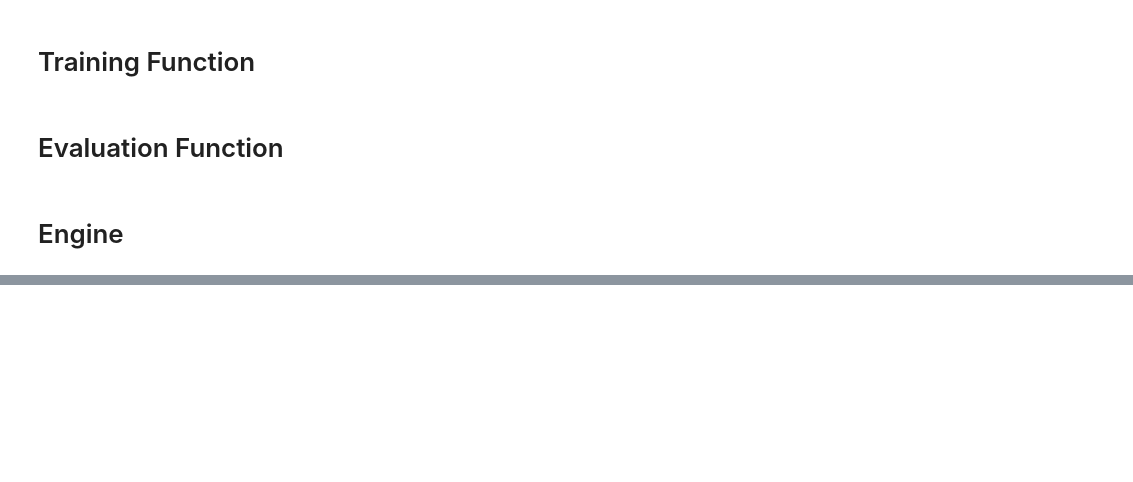
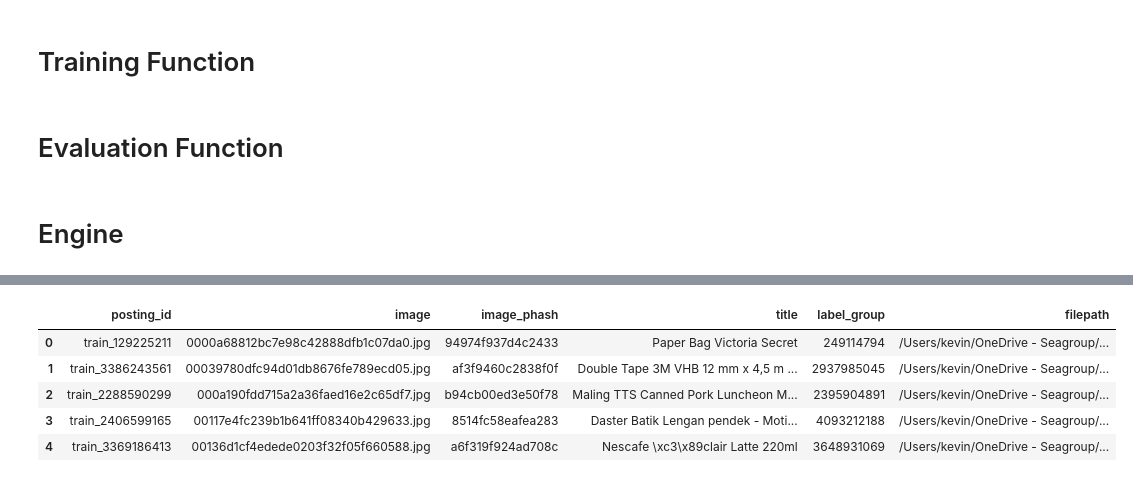
Before and after one commit to kevinkhang2909/ML-learning-journey, a Jupyter notebook: computer_vision/matching_images/pytorch-metric-learning-pipeline-only-images.ipynb, the cells around one changed output, grey strips where cells are left out. Drawn from its saved outputs; the diff is of its cells as text; code cells hidden in the pictures; blank space fills up the shorter version.

```diff
--- a/computer_vision/matching_images/pytorch-metric-learning-pipeline-only-images.ipynb
+++ b/computer_vision/matching_images/pytorch-metric-learning-pipeline-only-images.ipynb
@@ -498,0 +537,3 @@ df.head()
+# %%
+data = pd.read_csv(path / 'train.csv')
+data['filepath'] = data['image'].apply(lambda x: str(path_img / x))
@@ -498,0 +543,9 @@ df.head()
+# %%
+data.head()
+# %% [output]
+|  | posting_id | image | image_phash | title | label_group | filepath |
+| 0 | train_129225211 | 0000a68812bc7e98c42888dfb1c07da0.jpg | 94974f937d4c2433 | Paper Bag Victoria Secret | 249114794 | /Users/kevin/OneDrive - Seagroup/... |
+| 1 | train_3386243561 | 00039780dfc94d01db8676fe789ecd05.jpg | af3f9460c2838f0f | Double Tape 3M VHB 12 mm x 4,5 m ... | 2937985045 | /Users/kevin/OneDrive - Seagroup/... |
+| 2 | train_2288590299 | 000a190fdd715a2a36faed16e2c65df7.jpg | b94cb00ed3e50f78 | Maling TTS Canned Pork Luncheon M... | 2395904891 | /Users/kevin/OneDrive - Seagroup/... |
+| 3 | train_2406599165 | 00117e4fc239b1b641ff08340b429633.jpg | 8514fc58eafea283 | Daster Batik Lengan pendek - Moti... | 4093212188 | /Users/kevin/OneDrive - Seagroup/... |
+| 4 | train_3369186413 | 00136d1cf4edede0203f32f05f660588.jpg | a6f319f924ad708c | Nescafe \xc3\x89clair Latte 220ml | 3648931069 | /Users/kevin/OneDrive - Seagroup/... |
```
Also changed, not shown: parts of 13 cells of this notebook, 17 other files.
